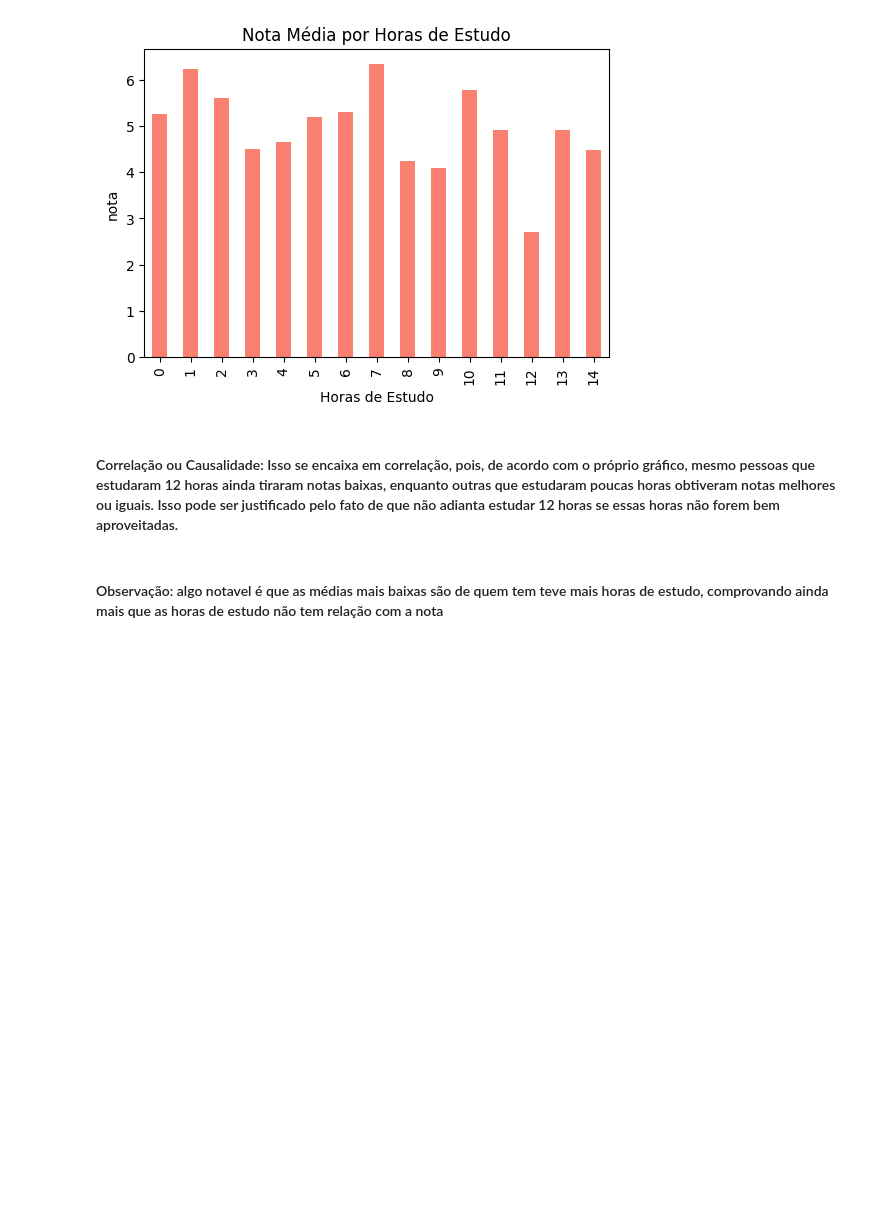
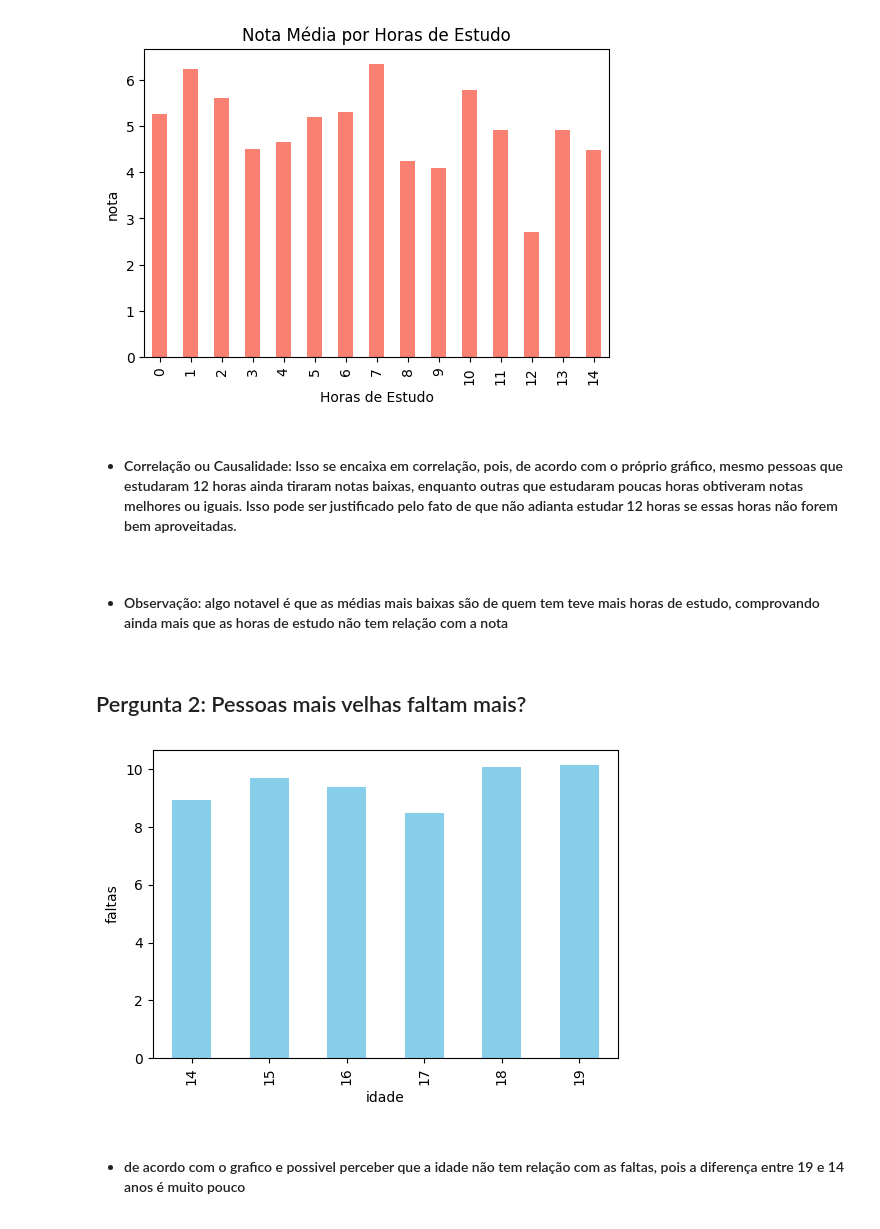
Before and after one commit to Nicolas14265/introducao, a Jupyter notebook: Tarefa.ipynb, the cells around one changed output. Drawn from its saved outputs; the diff is of its cells as text; code cells hidden in the pictures; blank space fills up the shorter version.

Commit message:
adicionar mais graficos

```diff
--- a/Tarefa.ipynb
+++ b/Tarefa.ipynb
@@ -36,6 +64,25 @@ plt.show()
 # %% [output]
 [figure]
 # %% [markdown]
-#### Correlação ou Causalidade: Isso se encaixa em correlação, pois, de acordo com o próprio gráfico, mesmo pessoas que estudaram 12 horas ainda tiraram notas baixas, enquanto outras que estudaram poucas horas obtiveram notas melhores ou iguais. Isso pode ser justificado pelo fato de que não adianta estudar 12 horas se essas horas não forem bem aproveitadas.
+- #### Correlação ou Causalidade: Isso se encaixa em correlação, pois, de acordo com o próprio gráfico, mesmo pessoas que estudaram 12 horas ainda tiraram notas baixas, enquanto outras que estudaram poucas horas obtiveram notas melhores ou iguais. Isso pode ser justificado pelo fato de que não adianta estudar 12 horas se essas horas não forem bem aproveitadas.
 # %% [markdown]
-#### Observação: algo notavel é que as médias mais baixas são de quem tem teve mais horas de estudo, comprovando ainda mais que as horas de estudo não tem relação com a nota
+- #### Observação: algo notavel é que as médias mais baixas são de quem tem teve mais horas de estudo, comprovando ainda mais que as horas de estudo não tem relação com a nota
+# %% [markdown]
+## Pergunta 2: Pessoas mais velhas faltam mais?
+# %%
+# Relaçao entre idade e nota
+
+relacao_idade_falta = df.groupby('idade')['faltas'].mean()
+# %%
+#Criando gráfico
+
+plt.figure(figsize = (6,4))
+relacao_idade_falta.plot(kind = 'bar', color = 'skyblue')
+plt.title('')
+plt.ylabel('faltas')
+plt.xlabel('idade')
+plt.show()
+# %% [output]
+[figure, added]
+# %% [markdown]
+- #### de acordo com o grafico e possivel perceber que a idade não tem relação com as faltas, pois a diferença entre 19 e 14 anos é muito pouco
```
Also changed, not shown: parts of 7 cells of this notebook.
